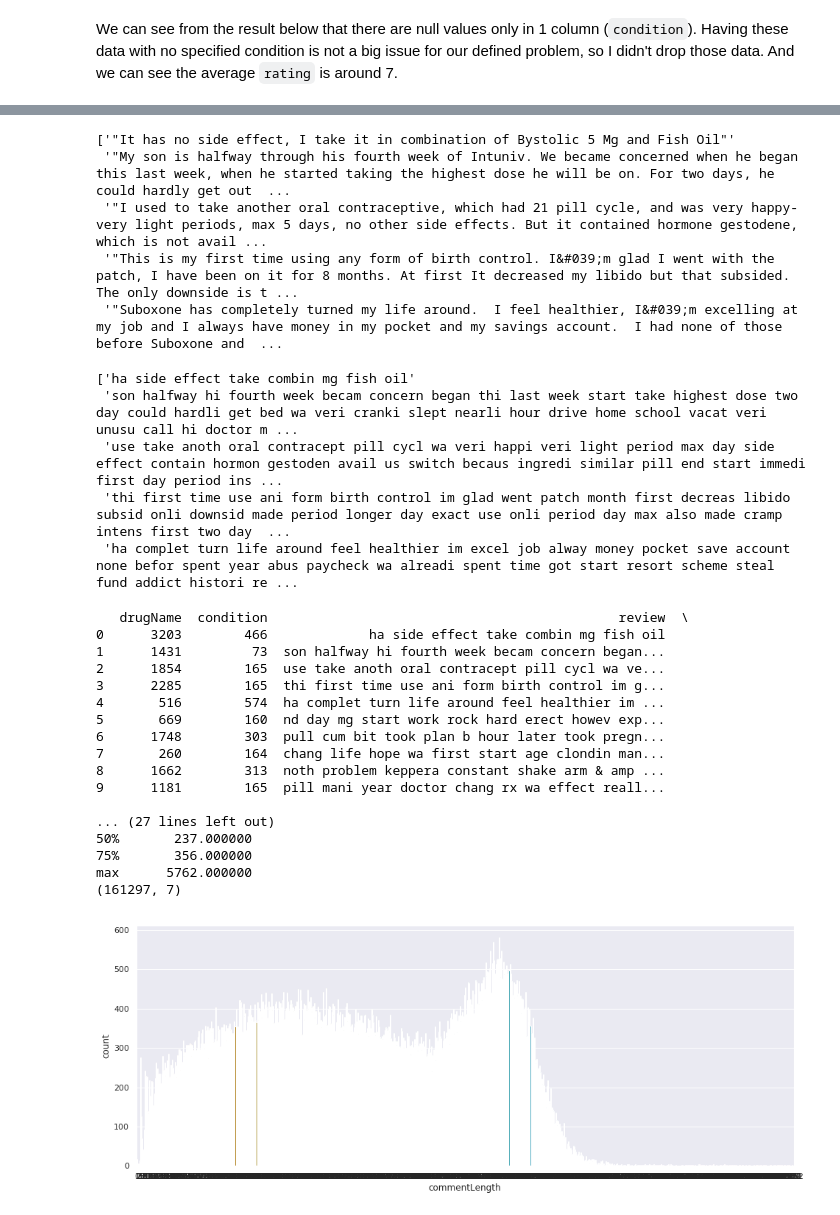
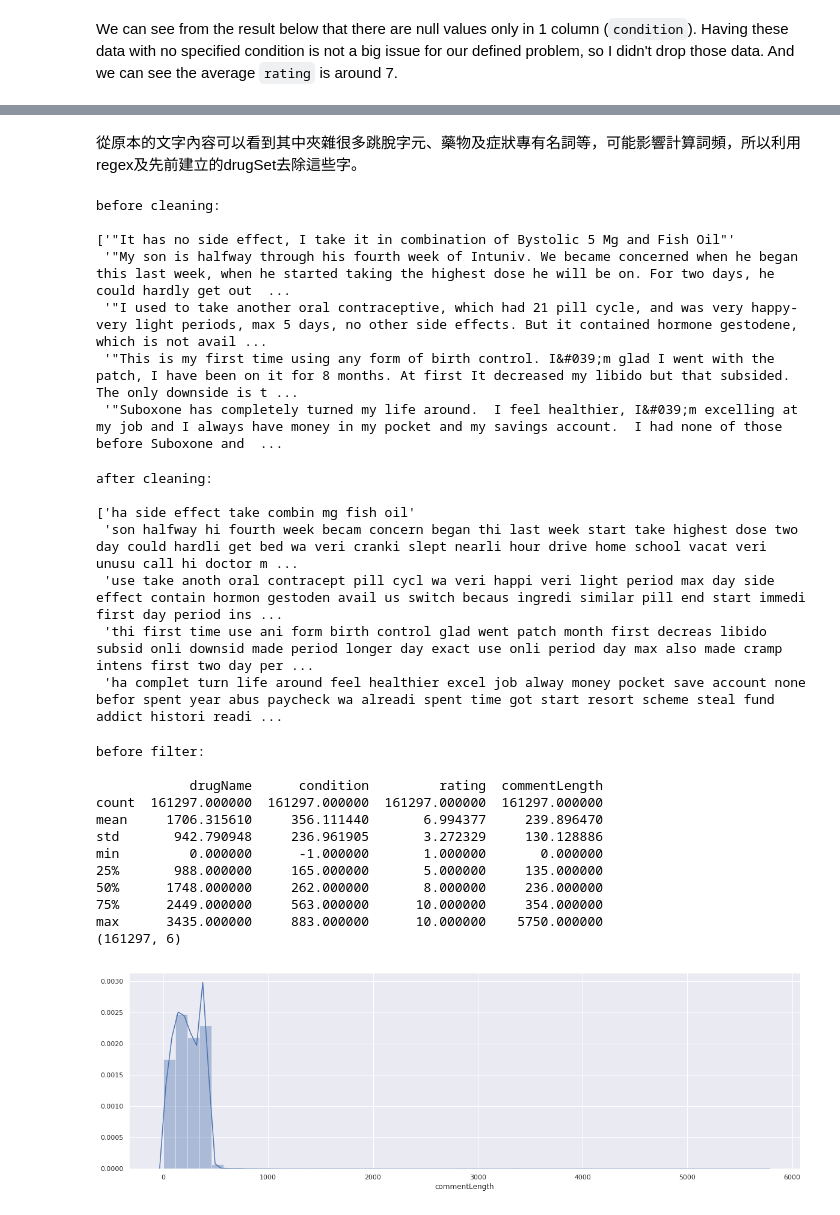
Before and after one commit to Rispolyv0n/FDA-hw4, a Jupyter notebook: hw4-Copy1.ipynb, the cells around one changed output, grey strips where cells are left out. Saved outputs shown, nothing was run; the diff lists cells and outputs as text; code cells hidden in the pictures.

```diff
--- a/hw4-Copy1.ipynb
+++ b/hw4-Copy1.ipynb
@@ -56,8 +65,8 @@ Drop the columns `Unnamed` and `date`, which are unnecessary. Then, there are 5
 # %%
 # Drop unnecessary columns: Unnamed & date
 
-train_df.drop(columns=['Unnamed: 0', 'date'], inplace=True)
-test_df.drop(columns=['Unnamed: 0', 'date'], inplace=True)
+train_df.drop(columns=['Unnamed: 0', 'date', 'usefulCount'], inplace=True)
+test_df.drop(columns=['Unnamed: 0', 'date', 'usefulCount'], inplace=True)
 
 print(train_df.shape)
 print(train_df.head())
@@ -161,15 +173,6 @@ sns.set(style="darkgrid")
 ax = sns.countplot(x="rating", data=train_df)
 plt.show()
 print(train_df.groupby(['rating']).size())
-
-
-# Plot the counts of each usefulCount
-
-plt.figure(figsize=(16, 6))
-sns.set()
-ax = sns.countplot(x="usefulCount", data=train_df)
-
-plt.show()
 # %% [output]
 [figure]
 rating
@@ -261,15 +260,18 @@ training data:
 [figure]
 testing data:
 [figure]
+# %% [markdown]
+從原本的文字內容可以看到其中夾雜很多跳脫字元、藥物及症狀專有名詞等，可能影響計算詞頻，所以利用regex及先前建立的drugSet去除這些字。
 # %%
+# Text cleaning
+
 from nltk.tokenize import sent_tokenize, word_tokenize
 from nltk.corpus import stopwords
 from tqdm import tqdm
 
-#tqdm_pandas(tqdm())
 tqdm.pandas()
 
-REPLACE_NO_SPACE = re.compile("[.;:!\'?,\"()\[\]]")
+REPLACE_NO_SPACE = re.compile("[.;:!ツ_\'?,\"()\[\]]")
 REPLACE_WITH_SPACE = re.compile("(<br\s*/><br\s*/>)|(\-)|(\/)")
 
 stopWords = set(stopwords.words('english'))
@@ -293,57 +295,61 @@ def filter_stopwords(sentence):
     return joinStr.join(wordsFiltered)
 
 
+print('before cleaning:\n')
 print(train_df['review'].head().values)
 
 train_df['review'] = train_df['review'].progress_apply(filter_stopwords)
 test_df['review'] = test_df['review'].progress_apply(filter_stopwords)
 
-print('\n')
+print('\nafter cleaning:\n')
 print(train_df['review'].head().values)
 # %% [output]
+before cleaning:
+
 ['"It has no side effect, I take it in combination of Bystolic 5 Mg and Fish Oil"'
  '"My son is halfway through his fourth week of Intuniv. We became concerned when he began this last week, when he started taking the highest dose he will be on. For two days, he could hardly get out  ...
  '"I used to take another oral contraceptive, which had 21 pill cycle, and was very happy- very light periods, max 5 days, no other side effects. But it contained hormone gestodene, which is not avail ...
  '"This is my first time using any form of birth control. I&#039;m glad I went with the patch, I have been on it for 8 months. At first It decreased my libido but that subsided. The only downside is t ...
  '"Suboxone has completely turned my life around.  I feel healthier, I&#039;m excelling at my job and I always have money in my pocket and my savings account.  I had none of those before Suboxone and  ...
+after cleaning:
+
 ['ha side effect take combin mg fish oil'
  'son halfway hi fourth week becam concern began thi last week start take highest dose two day could hardli get bed wa veri cranki slept nearli hour drive home school vacat veri unusu call hi doctor m ...
  'use take anoth oral contracept pill cycl wa veri happi veri light period max day side effect contain hormon gestoden avail us switch becaus ingredi similar pill end start immedi first day period ins ...
- 'thi first time use ani form birth control im glad went patch month first decreas libido subsid onli downsid made period longer day exact use onli period day max also made cramp intens first two day  ...
- 'ha complet turn life around feel healthier im excel job alway money pocket save account none befor spent year abus paycheck wa alreadi spent time got start resort scheme steal fund addict histori re ...
+ 'thi first time use ani form birth control glad went patch month first decreas libido subsid onli downsid made period longer day exact use onli period day max also made cramp intens first two day per ...
+ 'ha complet turn life around feel healthier excel job alway money pocket save account none befor spent year abus paycheck wa alreadi spent time got start resort scheme steal fund addict histori readi ...
 # %%
 # Plot comment length
 
 train_df['commentLength'] = train_df['review'].apply(lambda x: len(x))
-print(train_df.head(10))
+print('before filter:\n')
 print(train_df.describe())
 print(train_df.shape)
 
-plt.figure(figsize=(16, 6))
+plt.figure(figsize=(20, 6))
 sns.set()
-ax = sns.countplot(x="commentLength", data=train_df)
-
+#ax = sns.countplot(x="commentLength", data=train_df)
+ax = sns.distplot( train_df["commentLength"] )
 plt.show()
 
-train_df = train_df[ (train_df.commentLength < 2000) ]
+
+# Filter the data by comment length
+
+train_df = train_df[ (train_df.commentLength < 1000) ]
+print('\nafter filter:\n')
 print(train_df.describe())
 print(train_df.shape)
 # %% [output]
-   drugName  condition                                             review  \
-0      3203        466             ha side effect take combin mg fish oil
-1      1431         73  son halfway hi fourth week becam concern began...
-2      1854        165  use take anoth oral contracept pill cycl wa ve...
-3      2285        165  thi first time use ani form birth control im g...
-4       516        574  ha complet turn life around feel healthier im ...
-5       669        160  nd day mg start work rock hard erect howev exp...
-6      1748        303  pull cum bit took plan b hour later took pregn...
-7       260        164  chang life hope wa first start age clondin man...
-8      1662        313  noth problem keppera constant shake arm & amp ...
-9      1181        165  pill mani year doctor chang rx wa effect reall...
+before filter:
 
-... (27 lines left out)
-50%       237.000000
-75%       356.000000
-max      5762.000000
-(161297, 7)
+            drugName      condition         rating  commentLength
+count  161297.000000  161297.000000  161297.000000  161297.000000
+mean     1706.315610     356.111440       6.994377     239.896470
+std       942.790948     236.961905       3.272329     130.128886
+min         0.000000      -1.000000       1.000000       0.000000
+25%       988.000000     165.000000       5.000000     135.000000
+50%      1748.000000     262.000000       8.000000     236.000000
+75%      2449.000000     563.000000      10.000000     354.000000
+max      3435.000000     883.000000      10.000000    5750.000000
+(161297, 6)
-[figure, old version]
+[figure, new version]
```
Also changed, not shown: parts of 18 cells of this notebook, 1 other file.
